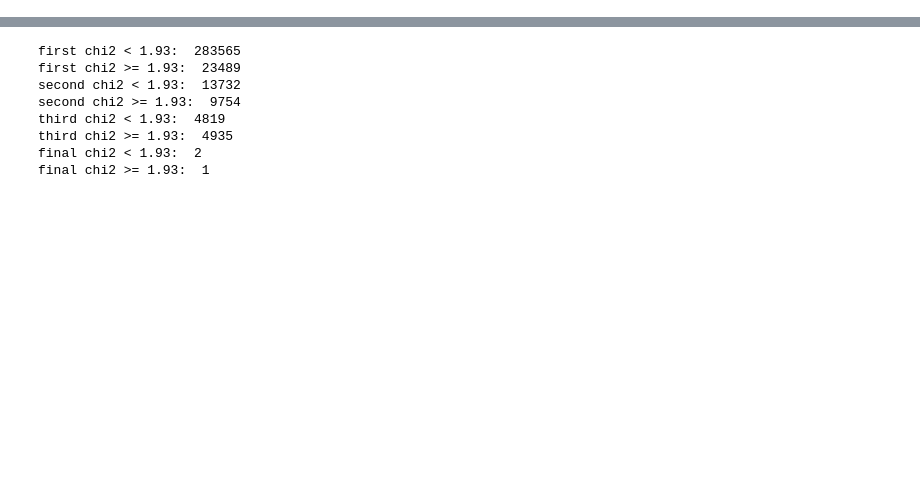
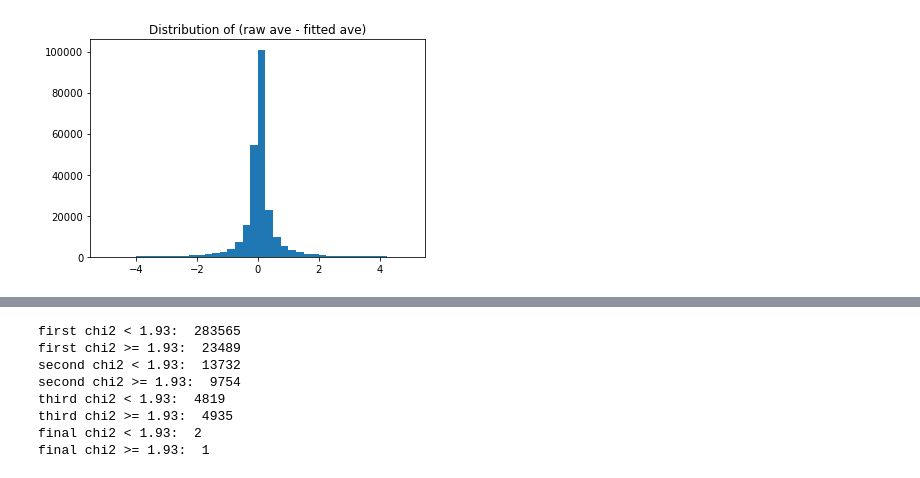
Before and after one commit to EoRImaging/GleamPlusFullSpectrum, a Jupyter notebook: scripts/catalog_fits.ipynb, the cells around one changed output, grey strips where cells are left out. Drawn from its saved outputs; the diff is of its cells as text; code cells hidden in the pictures; blank space fills up the shorter version.

```diff
--- a/scripts/catalog_fits.ipynb
+++ b/scripts/catalog_fits.ipynb
@@ -18,34 +26,38 @@ gleam_catalog = sm.from_gleam_catalog("/Users/Kiana1/uwradcos/gleam.vot", spectr
 # %%
 def log_linear_fit(freqs, fit_data, stokes_error, dec):
-    # Fit logged data to linear polynomial
-    #Compute combined error
-    # calculate chi2 using raw data
-
+    ## Compute combined error, fit logged data to linear polynomial, calculate chi2 residual
+    # Calculate coord-based portion of error
     if (dec >= 18.5) or (dec <= -72):
         loc_error = fit_data * .03
     else:
         loc_error = fit_data * .02
 
+    # Compute total error and weight for the polyfit
     total_error = np.sqrt(loc_error**2 + stokes_error**2)
-    first_weight = 1/total_error
     weight = np.log10(1 / total_error)
 
-    #if np.isnan(np.sum(stokes_error)):
-    #    print(fit_data, stokes_error)
-
-    #Perform poly fit on logged data
+    # Take logs of data and freqs for polyfit
     fit_data_log = np.log10(fit_data)
     freqs_log = np.log10(freqs)
+    all_freqs_log = np.log10(gleam_catalog.freq_array.value)
 
-    coeffs = poly.polyfit(freqs_log, fit_data_log, w = weight, deg=1)
+    # Subset to freqs with no nans in vals or errors and do polyfit on only those freqs
+    idx = np.isfinite(freqs_log) & np.isfinite(fit_data_log) & np.isfinite(weight)
+    # coeffs is a pair of numbers (b, m) corresponding to the equation y=b+mx
+    coeffs = poly.polyfit(freqs_log[idx], fit_data_log[idx], w = weight[idx], deg=1)
+
+    # Use coeffs to generate modeled vals at only freqs that were used to make coeffs
     fit_log = poly.polyval(freqs_log, coeffs)
-
     fitted_data = 10**fit_log
 
+    # use coefficients to generate modeled vals at all 20 freqs
+    full_fit_log = poly.polyval(all_freqs_log, coeffs)
+    all_freqs_fitted_data = 10**full_fit_log
+
     #compute chi2 value
-    variance = total_error**2
-    residual = fit_data - fitted_data
+    variance = total_error[idx]**2
+    residual = fit_data[idx] - fitted_data[idx]
     chi2 = sum((residual**2) / variance)
-    chi2_residual = chi2 / (len(freqs) - 2)
+    chi2_residual = chi2 / (len(freqs[idx]) - 2)
 
-    return(coeffs, chi2_residual, fitted_data)
+    return(coeffs, chi2_residual, fitted_data, all_freqs_fitted_data, freqs[idx], fit_data[idx])
@@ -146,0 +211,7 @@ fit_parameters = np.delete(fit_parameters, [0,0], axis = 0)
+# %%
+ave_diff = [a_i - b_i for a_i, b_i in zip(averages, fit_averages) if -5 < a_i - b_i < 5]
+plt.hist(ave_diff, bins=40)
+plt.title("Distribution of (raw ave - fitted ave)")
+plt.savefig("/Users/Kiana1/uwradcos/plots/stokes_ave_diff_hist.png")
+# %% [output]
+[figure, added]
```
Also changed, not shown: parts of 26 cells of this notebook.
